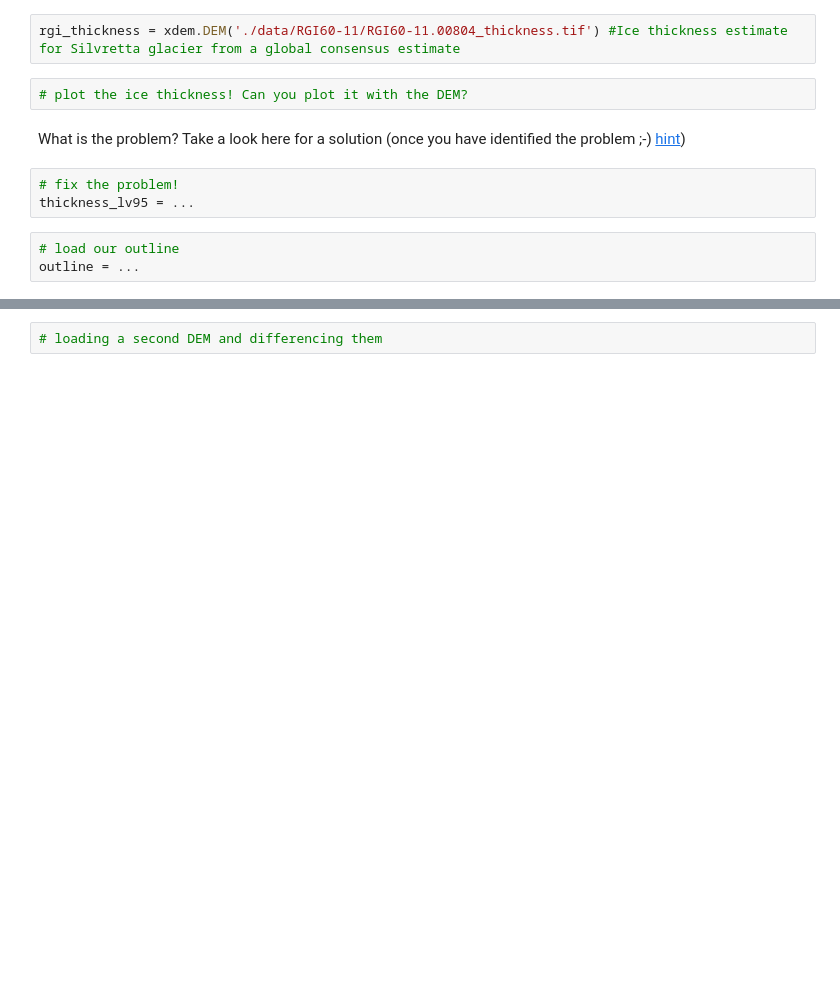
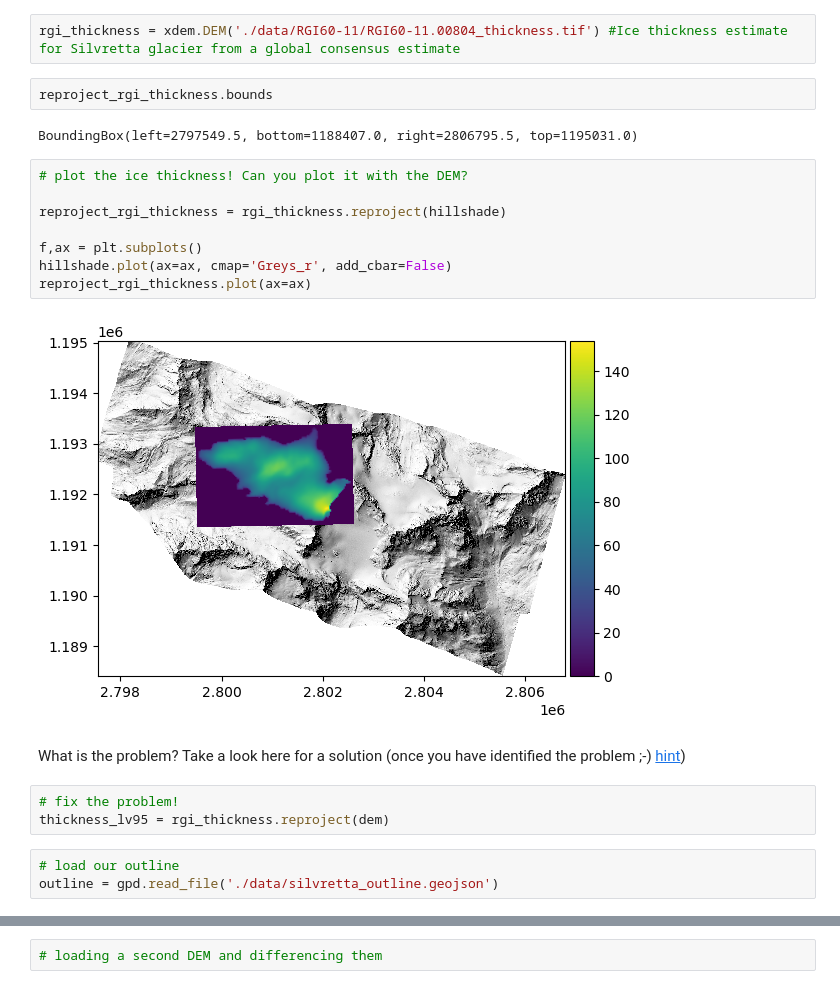
Before and after one commit to fquaren/CORDS, a Jupyter notebook: Workshop-Geodata-Processing/Working-with-raster-data.ipynb, the cells around one changed output, grey strips where cells are left out. Cells and saved outputs as stored; diff of their text form; blank space fills up the shorter version.

```diff
--- a/Workshop-Geodata-Processing/Working-with-raster-data.ipynb
+++ b/Workshop-Geodata-Processing/Working-with-raster-data.ipynb
@@ -112,14 +116,26 @@ hillshade = ...
 Let's use xdem to load another raster dataset, namely the ice thickness estimate
 # %%
 rgi_thickness = xdem.DEM('./data/RGI60-11/RGI60-11.00804_thickness.tif') #Ice thickness estimate for Silvretta glacier from a global consensus estimate
+# %%
+reproject_rgi_thickness.bounds
+# %% [output]
+BoundingBox(left=2797549.5, bottom=1188407.0, right=2806795.5, top=1195031.0)
 # %%
 # plot the ice thickness! Can you plot it with the DEM?
+
+reproject_rgi_thickness = rgi_thickness.reproject(hillshade)
+
+f,ax = plt.subplots()
+hillshade.plot(ax=ax, cmap='Greys_r', add_cbar=False)
+reproject_rgi_thickness.plot(ax=ax)
+# %% [output]
+[figure, added]
 # %% [markdown]
 What is the problem? Take a look here for a solution (once you have identified the problem ;-) [hint](https://xdem.readthedocs.io/en/stable/gen_modules/xdem.DEM.reproject.html))
 # %%
 # fix the problem!
-thickness_lv95 = ...
+thickness_lv95 = rgi_thickness.reproject(dem)
 # %%
 # load our outline
-outline = ...
+outline = gpd.read_file('./data/silvretta_outline.geojson')
 # %%
```
Also changed, not shown: parts of 22 cells of this notebook.
